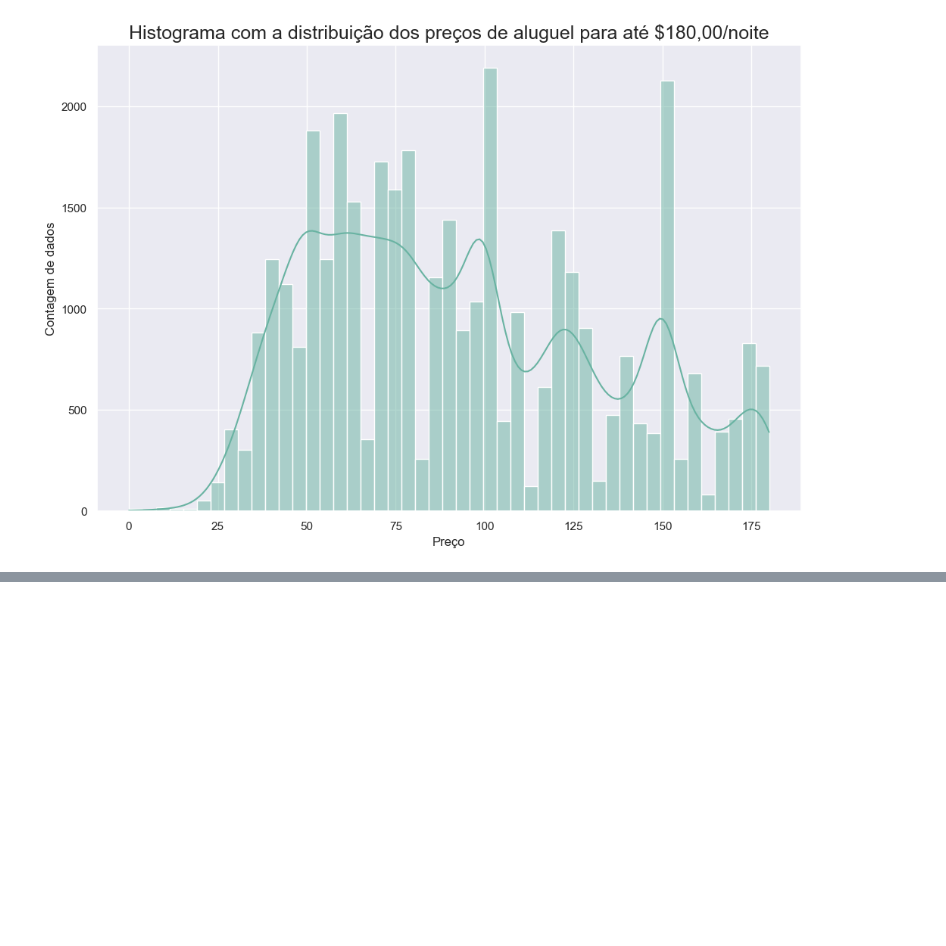
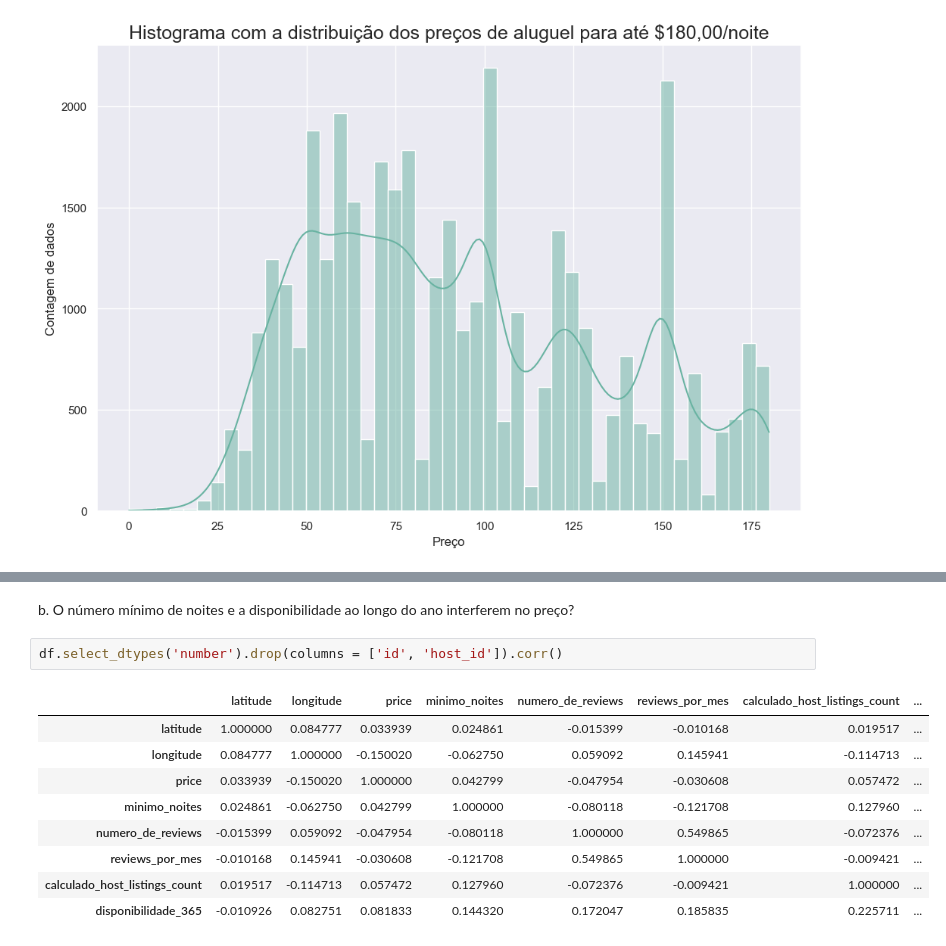
Before and after one commit to rfprates/LH_CD_RODRIGOPRATES, a Jupyter notebook: EDA.ipynb, the cells around one changed output, grey strips where cells are left out. Cells and saved outputs as stored; diff of their text form; blank space fills up the shorter version.

```diff
--- a/EDA.ipynb
+++ b/EDA.ipynb
@@ -383,0 +420,14 @@ Em linhas gerais, ao avaliar os dados da variável 'target', pode-se supor que a
+# %% [markdown]
+b.	O número mínimo de noites e a disponibilidade ao longo do ano interferem no preço?
+# %%
+df.select_dtypes('number').drop(columns = ['id', 'host_id']).corr()
+# %% [output]
+|  | latitude | longitude | price | minimo_noites | numero_de_reviews | reviews_por_mes | calculado_host_listings_count | ... |
+| latitude | 1.000000 | 0.084777 | 0.033939 | 0.024861 | -0.015399 | -0.010168 | 0.019517 | ... |
+| longitude | 0.084777 | 1.000000 | -0.150020 | -0.062750 | 0.059092 | 0.145941 | -0.114713 | ... |
+| price | 0.033939 | -0.150020 | 1.000000 | 0.042799 | -0.047954 | -0.030608 | 0.057472 | ... |
+| minimo_noites | 0.024861 | -0.062750 | 0.042799 | 1.000000 | -0.080118 | -0.121708 | 0.127960 | ... |
+| numero_de_reviews | -0.015399 | 0.059092 | -0.047954 | -0.080118 | 1.000000 | 0.549865 | -0.072376 | ... |
+| reviews_por_mes | -0.010168 | 0.145941 | -0.030608 | -0.121708 | 0.549865 | 1.000000 | -0.009421 | ... |
+| calculado_host_listings_count | 0.019517 | -0.114713 | 0.057472 | 0.127960 | -0.072376 | -0.009421 | 1.000000 | ... |
+| disponibilidade_365 | -0.010926 | 0.082751 | 0.081833 | 0.144320 | 0.172047 | 0.185835 | 0.225711 | ... |
```
Also changed, not shown: parts of 9 cells of this notebook.
